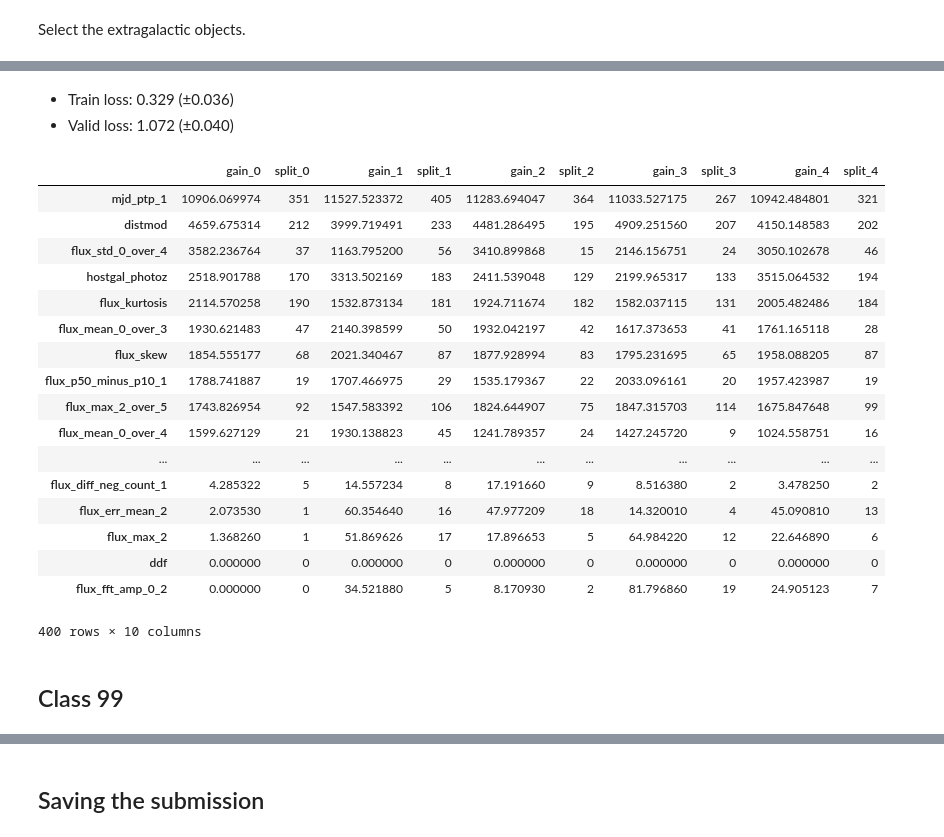
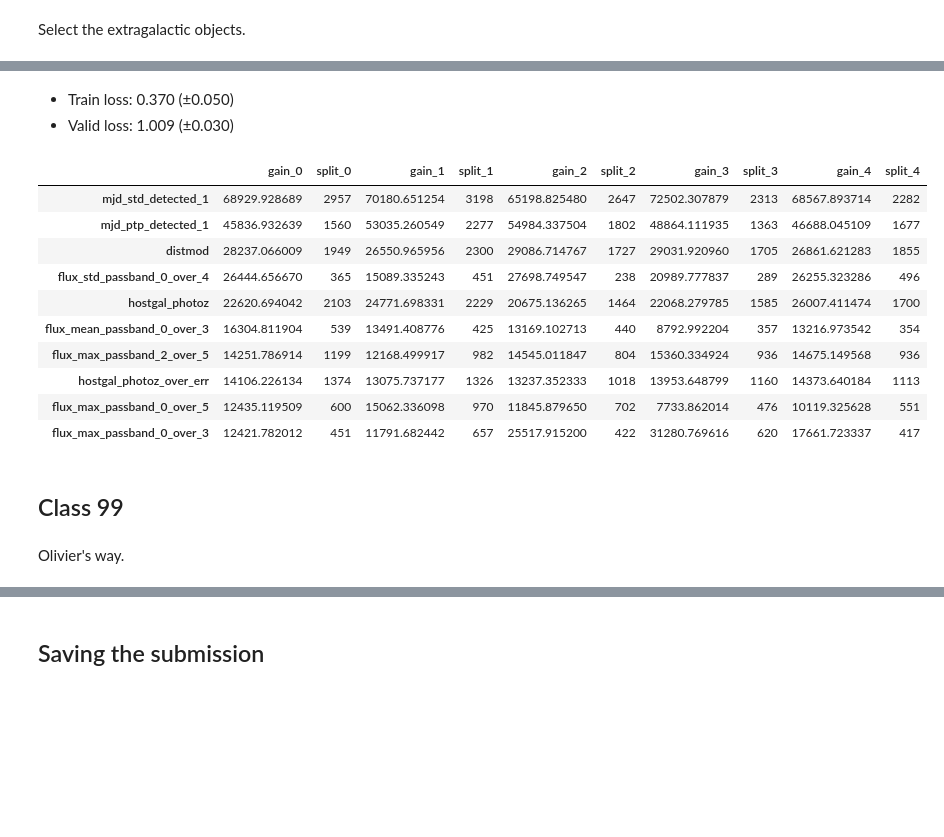
Before and after one commit to MaxHalford/kaggle-plasticc-astro-classification, a Jupyter notebook: Solution.ipynb, the cells around one changed output, grey strips where cells are left out. Saved outputs shown, nothing was run; the diff lists cells and outputs as text; code cells hidden in the pictures; blank space fills up the shorter version.

```diff
--- a/Solution.ipynb
+++ b/Solution.ipynb
@@ -138,9 +126,9 @@ def make_metric(class_to_int):
 # %% [markdown]
 Select the galactic objects.
 # %%
-X_train_gal = X_train[X_train['hostgal_photoz'] == 0]
-y_train_gal = y_train[X_train['hostgal_photoz'] == 0]
-X_test_gal = X_test[X_test['hostgal_photoz'] == 0]
+X_train_gal = X_train[train['is_galactic']]
+y_train_gal = y_train[train['is_galactic']]
+X_test_gal = X_test[test['is_galactic']]
 
 class_to_int = {c: i for i, c in enumerate(y_train_gal.unique())}
 int_to_class = {i: c for c, i in class_to_int.items()}
@@ -158,19 +146,19 @@ params = {
     'num_classes': y_train_gal.nunique(),
     'metric': 'None',
     'num_threads': -1,
-    'num_leaves': 7,
+    'num_leaves': 10,
     'max_bin': 127,
     'min_data_in_bin': 20,
-    'min_data_in_leaf': 340,
-    'min_sum_hessian_in_leaf': 5e-2,
-    'learning_rate': 0.07,
-    'feature_fraction': 0.7,
+    'min_data_in_leaf': 260,
+    'min_sum_hessian_in_leaf': 5e-3,
+    'learning_rate': 0.04,
+    'feature_fraction': 0.85,
     'feature_fraction_seed': 42,
     'bagging_fraction': 1,
     'bagging_freq': 0,
     'bagging_seed': 42,
-    'lambda_l1': 0.6,
-    'lambda_l2': 0.1,
+    'lambda_l1': 0,
+    'lambda_l2': 0,
     'verbosity': 2,
 }
 
@@ -269,9 +250,9 @@ feature_importances.sort_values('gain_0', ascending=False)
 # %% [markdown]
 Select the extragalactic objects.
 # %%
-X_train_ex = X_train[X_train['hostgal_photoz'] > 0]
-y_train_ex = y_train[X_train['hostgal_photoz'] > 0]
-X_test_ex = X_test[X_test['hostgal_photoz'] > 0]
+X_train_ex = X_train[~train['is_galactic']]
+y_train_ex = y_train[~train['is_galactic']]
+X_test_ex = X_test[~test['is_galactic']]
 
 class_to_int = {c: i for i, c in enumerate(y_train_ex.unique())}
 int_to_class = {i: c for c, i in class_to_int.items()}
@@ -288,18 +274,18 @@ params = {
     'metric': 'None',
     'num_threads': 8,
     'num_leaves': 8,
-    'max_bin': 255,
+    'max_bin': 127,
     'min_data_in_bin': 40,
-    'min_data_in_leaf': 420,
-    'min_sum_hessian_in_leaf': 2e-4,
-    'learning_rate': 0.07,
-    'feature_fraction': 0.7,
+    'min_data_in_leaf': 200,
+    'min_sum_hessian_in_leaf': 5e-3,
+    'learning_rate': 0.009,
+    'feature_fraction': 0.5,
     'feature_fraction_seed': 42,
     'bagging_fraction': 1,
     'bagging_freq': 0,
     'bagging_seed': 42,
-    'lambda_l1': 1.5,
-    'lambda_l2': 0.2,
+    'lambda_l1': 0.9,
+    'lambda_l2': 0.3,
     'verbosity': 2,
 }
 
@@ -372,26 +358,19 @@ Early stopping, best iteration is:
 # %% [markdown]
-- Train loss: 0.329 (±0.036)
-- Valid loss: 1.072 (±0.040)
+- Train loss: 0.370 (±0.050)
+- Valid loss: 1.009 (±0.030)
 # %%
-feature_importances.sort_values('gain_0', ascending=False)
+feature_importances.sort_values('gain_0', ascending=False).head(10)
 # %% [output]
 |  | gain_0 | split_0 | gain_1 | split_1 | gain_2 | split_2 | gain_3 | split_3 | gain_4 | split_4 |
-| mjd_ptp_1 | 10906.069974 | 351 | 11527.523372 | 405 | 11283.694047 | 364 | 11033.527175 | 267 | 10942.484801 | 321 |
-| distmod | 4659.675314 | 212 | 3999.719491 | 233 | 4481.286495 | 195 | 4909.251560 | 207 | 4150.148583 | 202 |
-| flux_std_0_over_4 | 3582.236764 | 37 | 1163.795200 | 56 | 3410.899868 | 15 | 2146.156751 | 24 | 3050.102678 | 46 |
-| hostgal_photoz | 2518.901788 | 170 | 3313.502169 | 183 | 2411.539048 | 129 | 2199.965317 | 133 | 3515.064532 | 194 |
-| flux_kurtosis | 2114.570258 | 190 | 1532.873134 | 181 | 1924.711674 | 182 | 1582.037115 | 131 | 2005.482486 | 184 |
-| flux_mean_0_over_3 | 1930.621483 | 47 | 2140.398599 | 50 | 1932.042197 | 42 | 1617.373653 | 41 | 1761.165118 | 28 |
-| flux_skew | 1854.555177 | 68 | 2021.340467 | 87 | 1877.928994 | 83 | 1795.231695 | 65 | 1958.088205 | 87 |
-| flux_p50_minus_p10_1 | 1788.741887 | 19 | 1707.466975 | 29 | 1535.179367 | 22 | 2033.096161 | 20 | 1957.423987 | 19 |
-| flux_max_2_over_5 | 1743.826954 | 92 | 1547.583392 | 106 | 1824.644907 | 75 | 1847.315703 | 114 | 1675.847648 | 99 |
-| flux_mean_0_over_4 | 1599.627129 | 21 | 1930.138823 | 45 | 1241.789357 | 24 | 1427.245720 | 9 | 1024.558751 | 16 |
-| ... | ... | ... | ... | ... | ... | ... | ... | ... | ... | ... |
-| flux_diff_neg_count_1 | 4.285322 | 5 | 14.557234 | 8 | 17.191660 | 9 | 8.516380 | 2 | 3.478250 | 2 |
-| flux_err_mean_2 | 2.073530 | 1 | 60.354640 | 16 | 47.977209 | 18 | 14.320010 | 4 | 45.090810 | 13 |
-| flux_max_2 | 1.368260 | 1 | 51.869626 | 17 | 17.896653 | 5 | 64.984220 | 12 | 22.646890 | 6 |
-| ddf | 0.000000 | 0 | 0.000000 | 0 | 0.000000 | 0 | 0.000000 | 0 | 0.000000 | 0 |
-| flux_fft_amp_0_2 | 0.000000 | 0 | 34.521880 | 5 | 8.170930 | 2 | 81.796860 | 19 | 24.905123 | 7 |
+| mjd_std_detected_1 | 68929.928689 | 2957 | 70180.651254 | 3198 | 65198.825480 | 2647 | 72502.307879 | 2313 | 68567.893714 | 2282 |
+| mjd_ptp_detected_1 | 45836.932639 | 1560 | 53035.260549 | 2277 | 54984.337504 | 1802 | 48864.111935 | 1363 | 46688.045109 | 1677 |
+| distmod | 28237.066009 | 1949 | 26550.965956 | 2300 | 29086.714767 | 1727 | 29031.920960 | 1705 | 26861.621283 | 1855 |
+| flux_std_passband_0_over_4 | 26444.656670 | 365 | 15089.335243 | 451 | 27698.749547 | 238 | 20989.777837 | 289 | 26255.323286 | 496 |
+| hostgal_photoz | 22620.694042 | 2103 | 24771.698331 | 2229 | 20675.136265 | 1464 | 22068.279785 | 1585 | 26007.411474 | 1700 |
+| flux_mean_passband_0_over_3 | 16304.811904 | 539 | 13491.408776 | 425 | 13169.102713 | 440 | 8792.992204 | 357 | 13216.973542 | 354 |
+| flux_max_passband_2_over_5 | 14251.786914 | 1199 | 12168.499917 | 982 | 14545.011847 | 804 | 15360.334924 | 936 | 14675.149568 | 936 |
+| hostgal_photoz_over_err | 14106.226134 | 1374 | 13075.737177 | 1326 | 13237.352333 | 1018 | 13953.648799 | 1160 | 14373.640184 | 1113 |
+| flux_max_passband_0_over_5 | 12435.119509 | 600 | 15062.336098 | 970 | 11845.879650 | 702 | 7733.862014 | 476 | 10119.325628 | 551 |
+| flux_max_passband_0_over_3 | 12421.782012 | 451 | 11791.682442 | 657 | 25517.915200 | 422 | 31280.769616 | 620 | 17661.723337 | 417 |
-400 rows × 10 columns
 # %% [markdown]
 ## Class 99
@@ -400 +377,3 @@ submission['class_99'] = (1 - submission[submission.columns.drop('class_99')].ma
+# %% [markdown]
+Olivier's way.
 # %%
```
Also changed, not shown: parts of 17 cells of this notebook, 6 other files.
